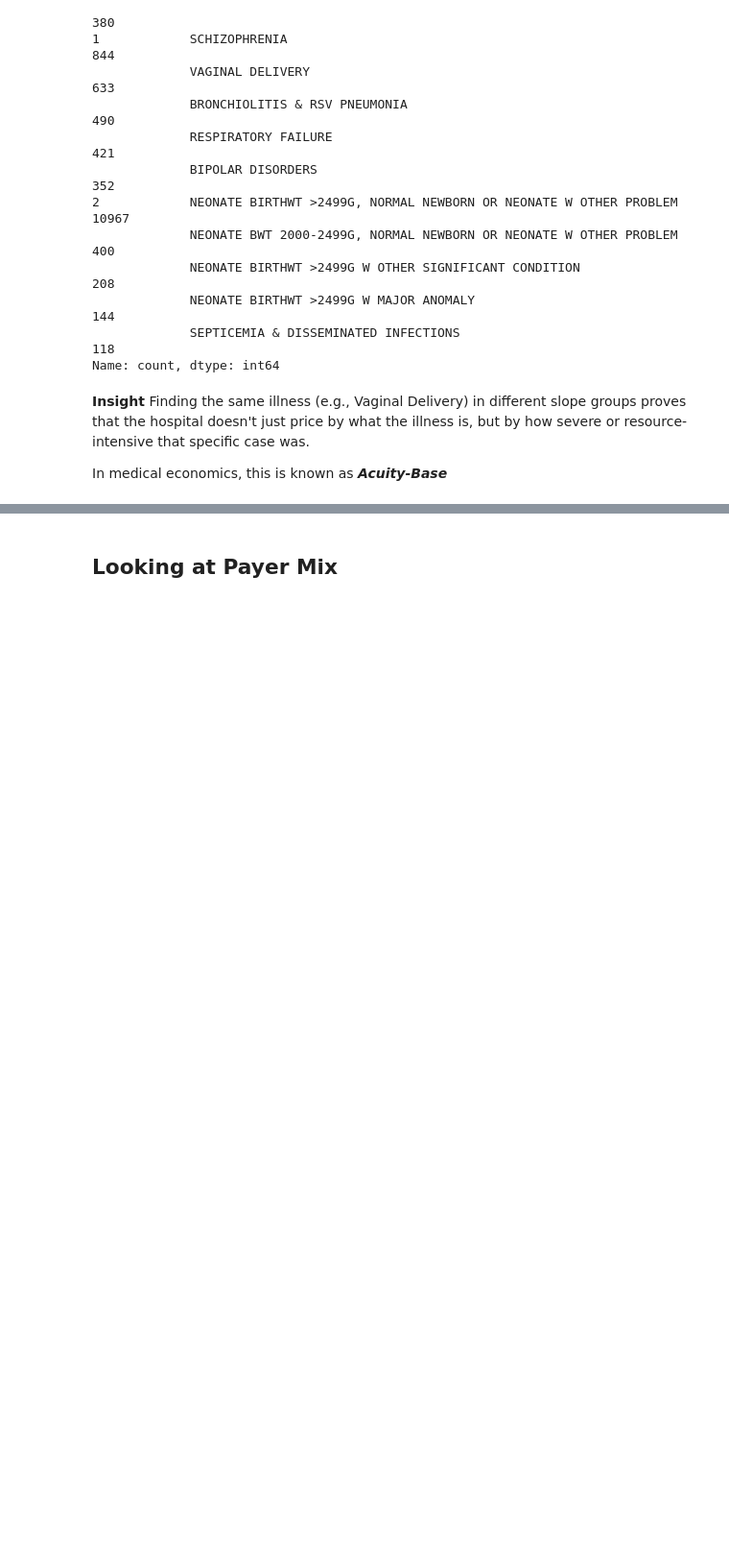
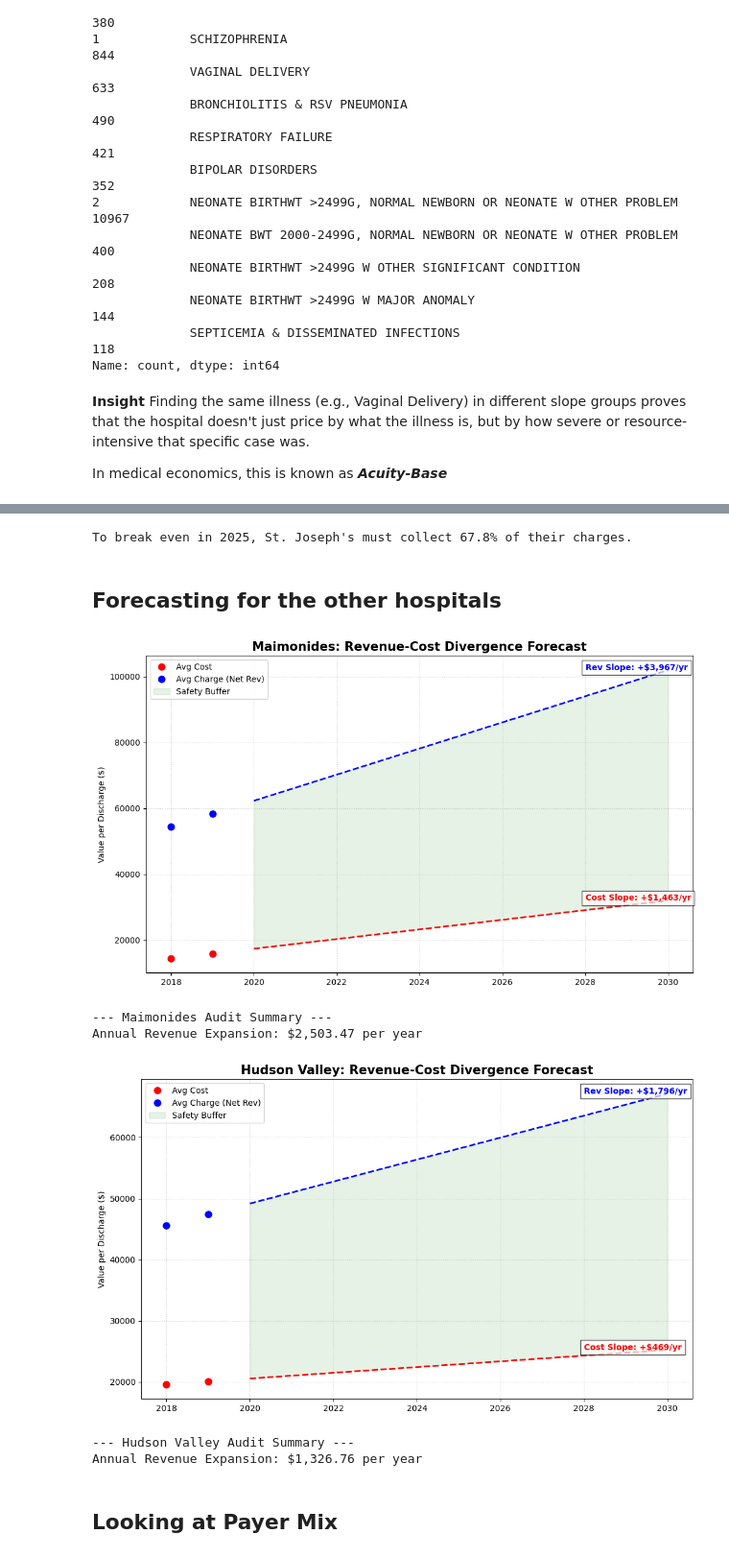
Before and after one commit to kpsalida/HospitalDischarges_Visualization, a Jupyter notebook: viz_eda.ipynb, the cells around one changed output, grey strips where cells are left out. Shown at 96% size. Cells and saved outputs as stored; diff of their text form; code cells hidden in the pictures; blank space fills up the shorter version.

```diff
--- a/viz_eda.ipynb
+++ b/viz_eda.ipynb
@@ -1385,3 +1456,74 @@ In medical economics, this is known as ***Acuity-Base***
+# %%
+# Calculate the 'Surplus' in your forecast
+forecast_surplus = charges_projected - costs_projected
+
+# Find the Collection Rate required to break even in 2025
+required_rate_2025 = (costs_projected[5] / charges_projected[5]) * 100
+
+print(f"To break even in 2025, St. Joseph's must collect {required_rate_2025:.1f}% of their charges.")
+# %% [output]
+To break even in 2025, St. Joseph's must collect 67.8% of their charges.
+# %% [markdown]
+## Forecasting for the other hospitals
+# %%
+
+# 1. Define the targets
+target_hospitals = ["Maimonides", "Hudson Valley"]
+
+for hospital in target_hospitals:
+    # Filter data
+    h_df = df[df['Facility Name'].str.contains(hospital, na=False)].copy()
+
+    # Aggregate Annual Averages
+    h_annual = h_df.groupby('Year').agg({
+        'Total Costs': 'mean',
+        'Total Charges': 'mean'
+    }).reset_index()
+
+    # 2. Linear Regression for Projections (2018 - 2030)
+    future_years = np.arange(2020, 2031).reshape(-1, 1)
+    years_hist = h_annual['Year'].values.reshape(-1, 1)
+
+    m_cost = LinearRegression().fit(years_hist, h_annual['Total Costs'])
+    m_charge = LinearRegression().fit(years_hist, h_annual['Total Charges'])
+
+    cost_p = m_cost.predict(future_years)
+    charge_p = m_charge.predict(future_years)
+
+    # 3. Plotting
+    plt.figure(figsize=(12, 7))
+    plt.plot(h_annual['Year'], h_annual['Total Costs'], 'ro', markersize=8, label='Avg Cost')
+    plt.plot(h_annual['Year'], h_annual['Total Charges'], 'bo', markersize=8, label='Avg Charge (Net Rev)')
+
+    plt.plot(future_years, cost_p, 'r--', linewidth=2)
+    plt.plot(future_years, charge_p, 'b--', linewidth=2)
+
+    # Fill the Safety Buffer
+    plt.fill_between(future_years.flatten(), cost_p, charge_p, color='green', alpha=0.1, label='Safety Buffer')
+
+    # 4. ADD THE SLOPES (Growth Rates)
+    cost_slope = m_cost.coef_[0]
+    rev_slope = m_charge.coef_[0]
+
+    # Position the text at the end of the projection (Year 2030)
+    plt.text(2028, cost_p[-1], f"Cost Slope: +${cost_slope:,.0f}/yr", color='red', fontweight='bold', bbox=dict(facecolor='white', alpha=0.7))
+    plt.text(2028, charge_p[-1], f"Rev Slope: +${rev_slope:,.0f}/yr", color='blue', fontweight='bold', bbox=dict(facecolor='white', alpha=0.7))
+
+    plt.title(f"{hospital}: Revenue-Cost Divergence Forecast", fontsize=15, fontweight='bold')
+    plt.ylabel("Value per Discharge ($)")
+    plt.legend(loc='upper left')
+    plt.grid(True, linestyle=':', alpha=0.6)
+    plt.show()
+
+    print(f"--- {hospital} Audit Summary ---")
+    print(f"Annual Revenue Expansion: ${rev_slope - cost_slope:,.2f} per year")
+# %% [output]
+[figure, added]
+--- Maimonides Audit Summary ---
+Annual Revenue Expansion: $2,503.47 per year
+[figure, added]
+--- Hudson Valley Audit Summary ---
+Annual Revenue Expansion: $1,326.76 per year
 # %% [markdown]
 ## Looking at Payer Mix
 # %%
```
Also changed, not shown: parts of 6 cells of this notebook.
